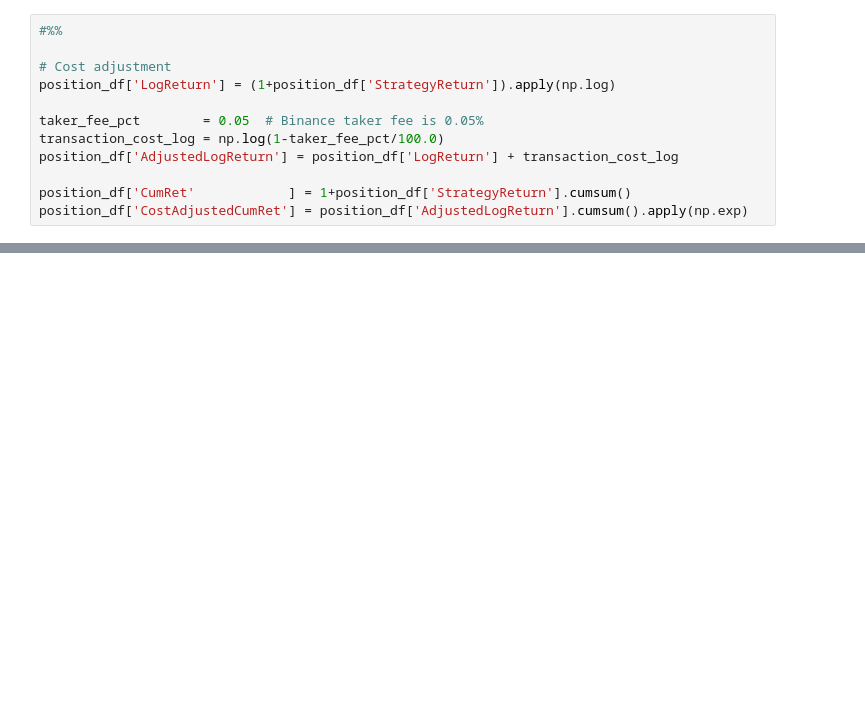
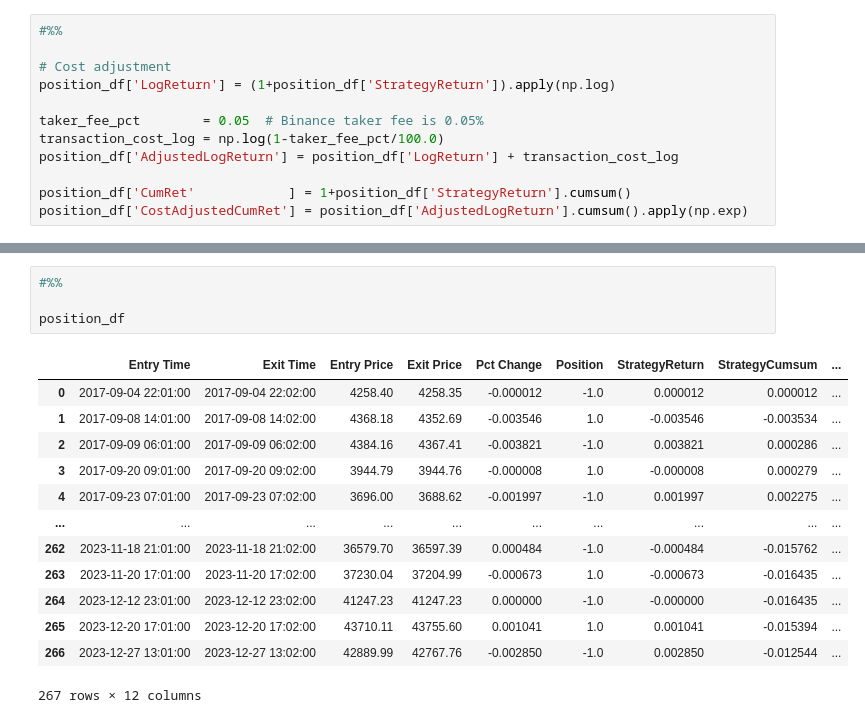
Before and after one commit to sharavsambuu/trading-cost-analysis, a Jupyter notebook: btcspot_macross_backtesting_1m.ipynb, the cells around one changed output, grey strips where cells are left out. Drawn from its saved outputs; the diff is of its cells as text; blank space fills up the shorter version.

```diff
--- a/btcspot_macross_backtesting_1m.ipynb
+++ b/btcspot_macross_backtesting_1m.ipynb
@@ -230,0 +221,18 @@ position_df['CostAdjustedCumRet'].plot()
+# %%
+#%%
+
+position_df
+# %% [output]
+|  | Entry Time | Exit Time | Entry Price | Exit Price | Pct Change | Position | StrategyReturn | StrategyCumsum | ... |
+| 0 | 2017-09-04 22:01:00 | 2017-09-04 22:02:00 | 4258.40 | 4258.35 | -0.000012 | -1.0 | 0.000012 | 0.000012 | ... |
+| 1 | 2017-09-08 14:01:00 | 2017-09-08 14:02:00 | 4368.18 | 4352.69 | -0.003546 | 1.0 | -0.003546 | -0.003534 | ... |
+| 2 | 2017-09-09 06:01:00 | 2017-09-09 06:02:00 | 4384.16 | 4367.41 | -0.003821 | -1.0 | 0.003821 | 0.000286 | ... |
+| 3 | 2017-09-20 09:01:00 | 2017-09-20 09:02:00 | 3944.79 | 3944.76 | -0.000008 | 1.0 | -0.000008 | 0.000279 | ... |
+| 4 | 2017-09-23 07:01:00 | 2017-09-23 07:02:00 | 3696.00 | 3688.62 | -0.001997 | -1.0 | 0.001997 | 0.002275 | ... |
+| ... | ... | ... | ... | ... | ... | ... | ... | ... | ... |
+| 262 | 2023-11-18 21:01:00 | 2023-11-18 21:02:00 | 36579.70 | 36597.39 | 0.000484 | -1.0 | -0.000484 | -0.015762 | ... |
+| 263 | 2023-11-20 17:01:00 | 2023-11-20 17:02:00 | 37230.04 | 37204.99 | -0.000673 | 1.0 | -0.000673 | -0.016435 | ... |
+| 264 | 2023-12-12 23:01:00 | 2023-12-12 23:02:00 | 41247.23 | 41247.23 | 0.000000 | -1.0 | -0.000000 | -0.016435 | ... |
+| 265 | 2023-12-20 17:01:00 | 2023-12-20 17:02:00 | 43710.11 | 43755.60 | 0.001041 | 1.0 | 0.001041 | -0.015394 | ... |
+| 266 | 2023-12-27 13:01:00 | 2023-12-27 13:02:00 | 42889.99 | 42767.76 | -0.002850 | -1.0 | 0.002850 | -0.012544 | ... |
+267 rows × 12 columns
```
Also changed, not shown: parts of 8 cells of this notebook, 1 other file.
